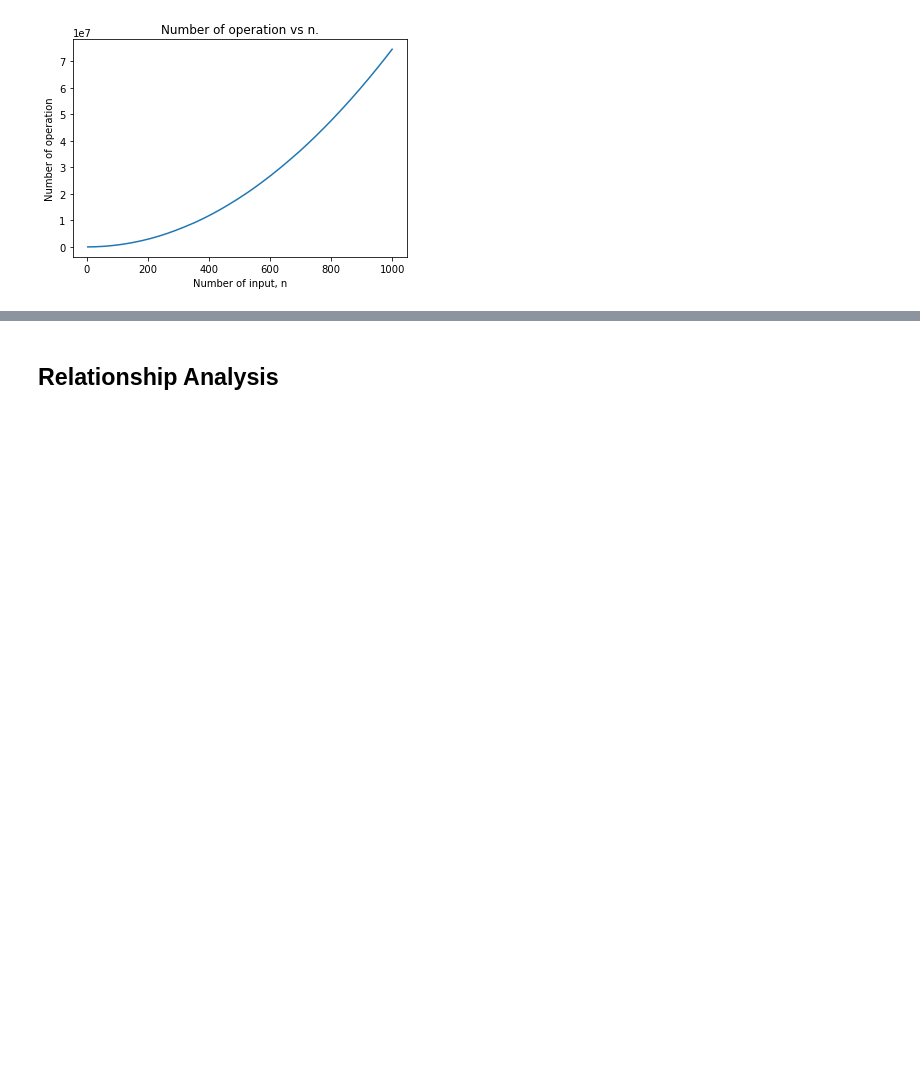
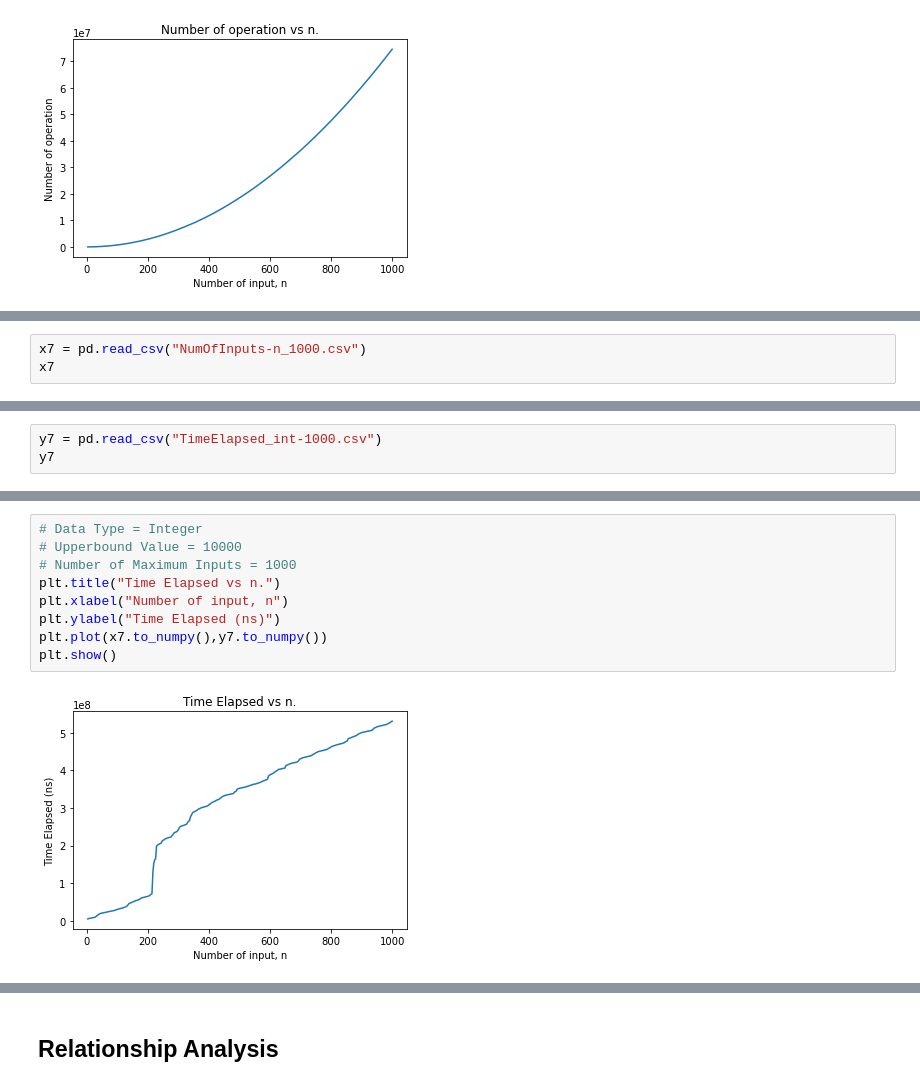
Before and after one commit to diminecjean/radix-sort, a Jupyter notebook: radix_sort_graph_analysis.ipynb, the cells around one changed output, grey strips where cells are left out. Cells and saved outputs as stored; diff of their text form; blank space fills up the shorter version.

Commit message:
add time elapsed analysis

```diff
--- a/radix_sort_graph_analysis.ipynb
+++ b/radix_sort_graph_analysis.ipynb
@@ -322,0 +334,3 @@ plt.show()
+# %%
+x7 = pd.read_csv("NumOfInputs-n_1000.csv")
+x7
@@ -322,0 +351,3 @@ plt.show()
+# %%
+y7 = pd.read_csv("TimeElapsed_int-1000.csv")
+y7
@@ -322,0 +368,11 @@ plt.show()
+# %%
+# Data Type = Integer
+# Upperbound Value = 10000
+# Number of Maximum Inputs = 1000
+plt.title("Time Elapsed vs n.")
+plt.xlabel("Number of input, n")
+plt.ylabel("Time Elapsed (ns)")
+plt.plot(x7.to_numpy(),y7.to_numpy())
+plt.show()
+# %% [output]
+[figure, added]
```
Also changed, not shown: parts of 15 cells of this notebook.
